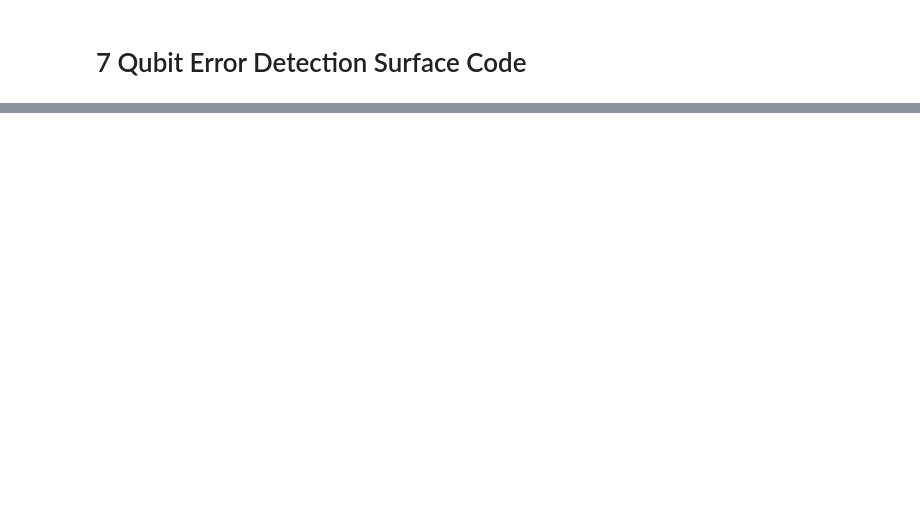
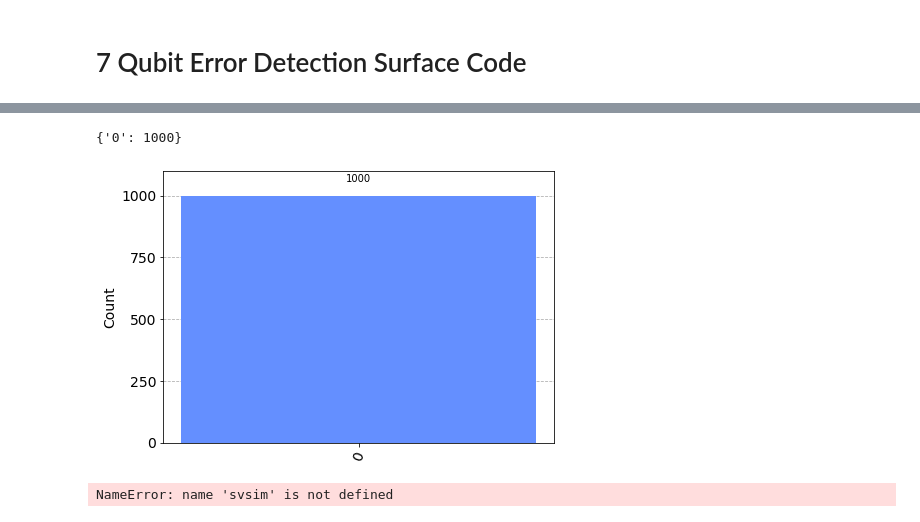
Before and after one commit to daschaich/QEC-Notebooks, a Jupyter notebook: 7 Qubit Error Detection Surface Code.ipynb, the cells around one changed output, grey strips where cells are left out. Drawn from its saved outputs; the diff is of its cells as text; code cells hidden in the pictures; blank space fills up the shorter version.

```diff
--- a/7 Qubit Error Detection Surface Code.ipynb
+++ b/7 Qubit Error Detection Surface Code.ipynb
@@ -2,0 +45,22 @@
+# %%
+backend = BasicAer.get_backend('qasm_simulator') #The device to run on
+result = backend.run(transpile(sc,backend), shots = 1000).result()
+counts = result.get_counts() #Get our result
+
+
+print(counts)
+plot_histogram(counts)
+# %% [output]
+{'0': 1000}
+[figure, added]
+# %%
+from qiskit.visualization import array_to_latex
+from qiskit.providers.aer.library import save_statevector
+sc.save_statevector()
+qobj = assemble(sc)
+result = svsim.run(qobj).result()
+# Print the statevector neatly:
+final_state = result.get_statevector()
+array_to_latex(final_state, prefix="\\text{Statevector = }")
+# %% [output]
+NameError: name 'svsim' is not defined
```
Also changed, not shown: parts of 14 cells of this notebook.
